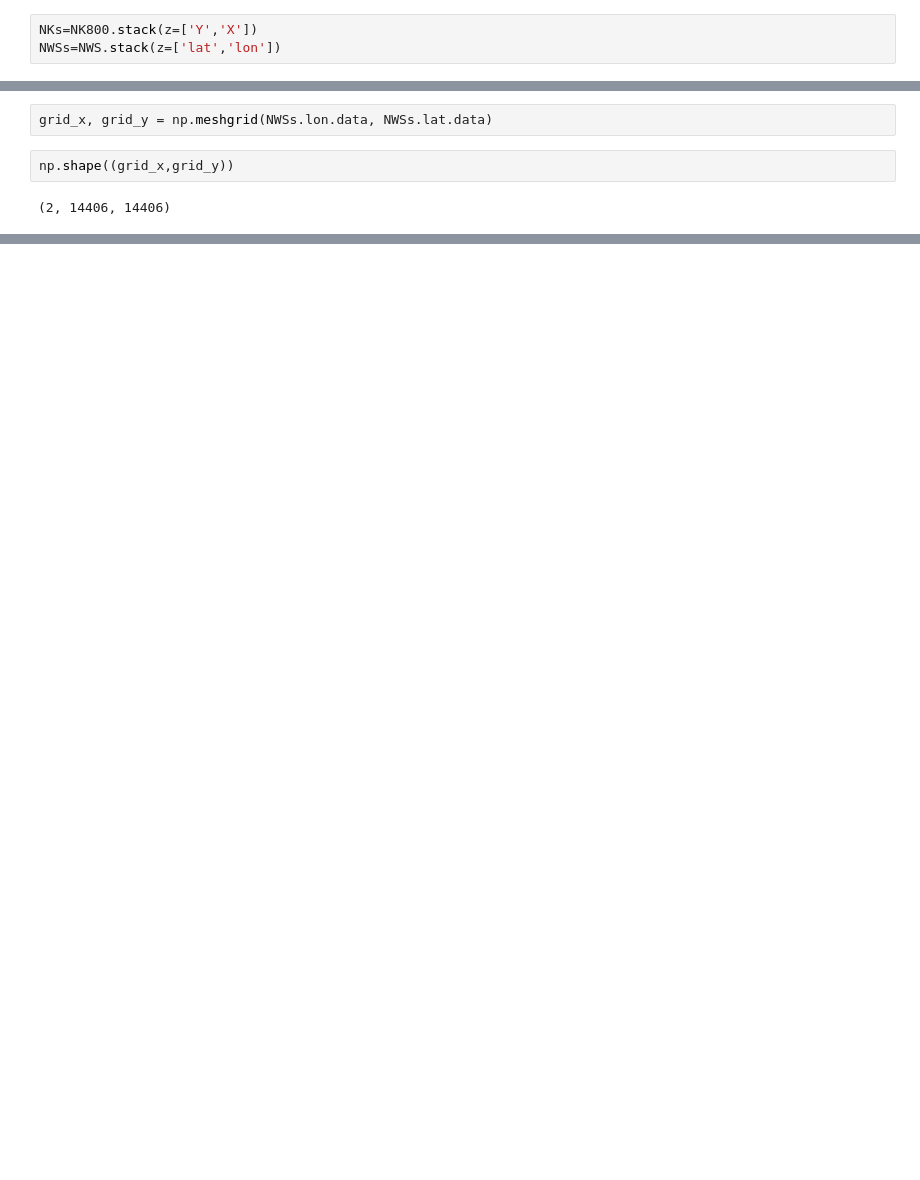
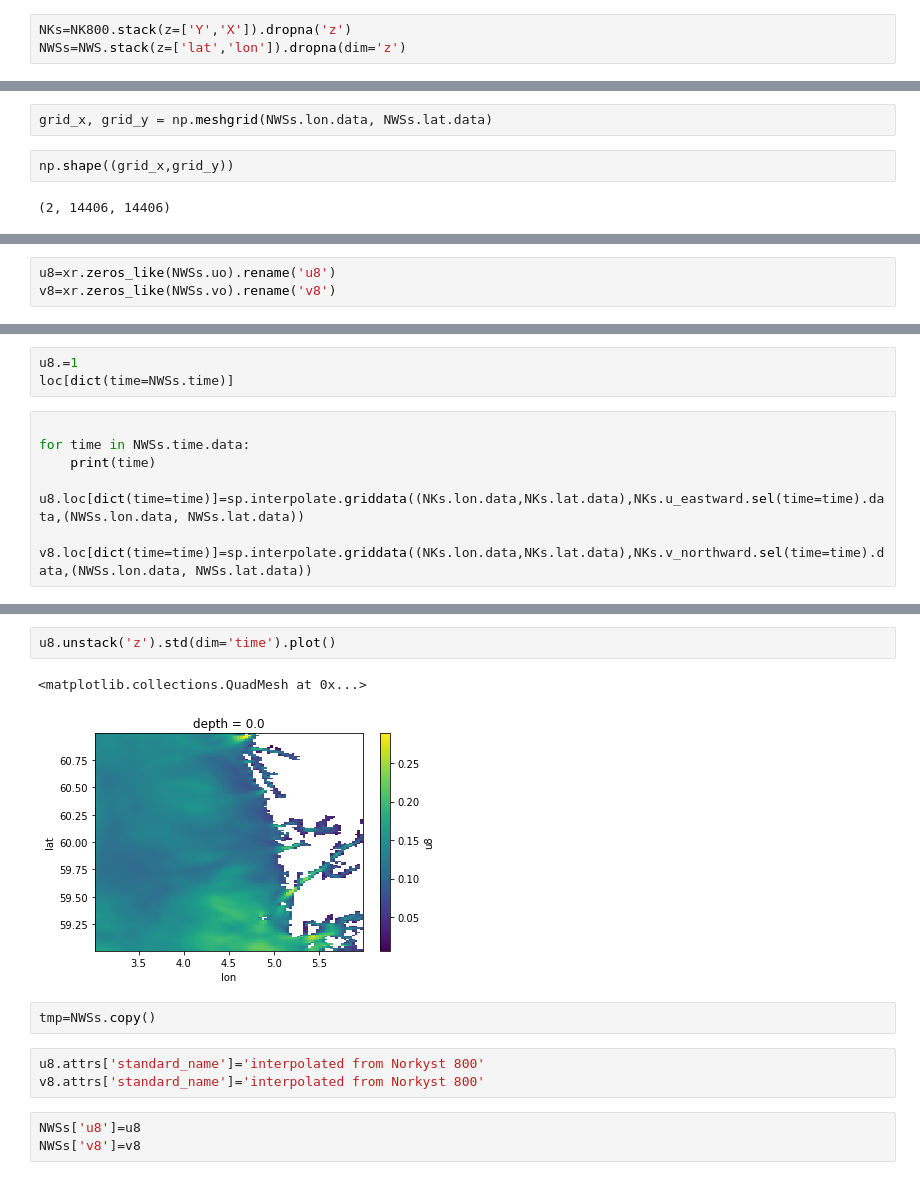
Before and after one commit to galendal/FACTS, a Jupyter notebook: compare_nor800_NWS.ipynb, the cells around one changed output, grey strips where cells are left out. Saved outputs shown, nothing was run; the diff lists cells and outputs as text; blank space fills up the shorter version.

```diff
--- a/compare_nor800_NWS.ipynb
+++ b/compare_nor800_NWS.ipynb
@@ -48,8 +69,8 @@ Data variables:
     NCO:                             netCDF Operators version 4.8.0 (Homepage...
     DODS_EXTRA.Unlimited_Dimension:  time
 # %%
-NKs=NK800.stack(z=['Y','X'])
-NWSs=NWS.stack(z=['lat','lon'])
+NKs=NK800.stack(z=['Y','X']).dropna('z')
+NWSs=NWS.stack(z=['lat','lon']).dropna(dim='z')
 # %%
 NWSs
 # %% [output]
@@ -128,0 +130,3 @@ Data variables:
+# %%
+u8=xr.zeros_like(NWSs.uo).rename('u8')
+v8=xr.zeros_like(NWSs.vo).rename('v8')
@@ -128,0 +154,9 @@ Data variables:
+# %%
+u8.=1
+loc[dict(time=NWSs.time)]
+# %%
+
+for time in NWSs.time.data:
+    print(time)
+    u8.loc[dict(time=time)]=sp.interpolate.griddata((NKs.lon.data,NKs.lat.data),NKs.u_eastward.sel(time=time).data,(NWSs.lon.data, NWSs.lat.data))
+    v8.loc[dict(time=time)]=sp.interpolate.griddata((NKs.lon.data,NKs.lat.data),NKs.v_northward.sel(time=time).data,(NWSs.lon.data, NWSs.lat.data))
@@ -128,0 +181,13 @@ Data variables:
+# %%
+u8.unstack('z').std(dim='time').plot()
+# %% [output]
+<matplotlib.collections.QuadMesh at 0x...>
+[figure, added]
+# %%
+tmp=NWSs.copy()
+# %%
+u8.attrs['standard_name']='interpolated from Norkyst 800'
+v8.attrs['standard_name']='interpolated from Norkyst 800'
+# %%
+NWSs['u8']=u8
+NWSs['v8']=v8
```
Also changed, not shown: parts of 39 cells of this notebook.
